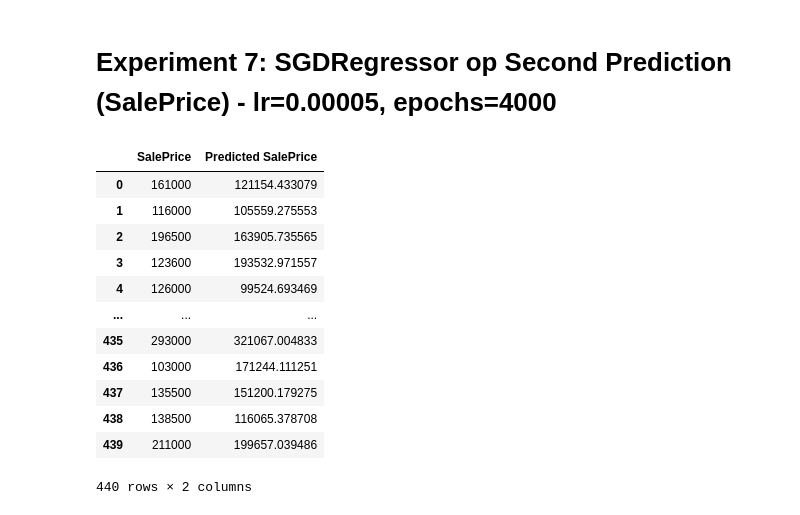
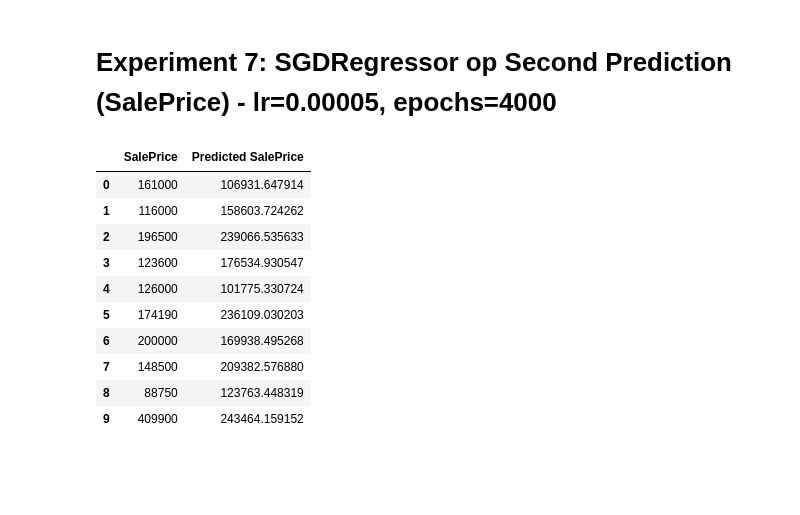
Before and after one commit to ImRoodyDev/HHS-Pyhthon-Pipeline, a Jupyter notebook: DEAI/WEEK 6/lineareregressie.ipynb, the cells around one changed output. Drawn from its saved outputs; the diff is of its cells as text; code cells hidden in the pictures; blank space fills up the shorter version.

```diff
--- a/DEAI/WEEK 6/lineareregressie.ipynb
+++ b/DEAI/WEEK 6/lineareregressie.ipynb
@@ -95,6 +10,0 @@ memory usage: 65.9 KB
-# %%
-X_train, X_test, y_train, y_test = train_test_split(
-    X,
-    y,
-    test_size=0.15,
-    random_state=42)
@@ -103,4 +10,0 @@ X_train, X_test, y_train, y_test = train_test_split(
-# %%
-reg_model = LinearRegression(fit_intercept=True)
-reg_model.fit(X_train, y_train)
-reg_model
@@ -214,3 +10,0 @@ mean_absolute_error(y_test_prediciton_merge['Full Bath'], y_test_prediciton_merg
-# %%
-r2_score = reg_model.score(X_test, y_test)
-r2_score
@@ -432,0 +35,5 @@ r2_score2
+# %%
+# One-hot encoding
+df_hot_reloaded = pd.get_dummies(df, columns=['House Style', 'Neighborhood'], drop_first=True)
+# df_hot_reloaded
+df_hot_reloaded.dtypes
@@ -433,34 +254,47 @@ r2_score2
 # %% [markdown]
 # Experiment 7: SGDRegressor op Second Prediction (SalePrice) - lr=0.00005, epochs=4000
 # %%
-# Train SGD model with custom parameters on second prediction (X2, y2, SalePrice)
-sgd_model7 = make_pipeline(StandardScaler(), SGDRegressor(learning_rate='constant', eta0=0.00005, max_iter=4000, random_state=42))
-sgd_model7.fit(X_train2, y_train2)
+# Train SGD model with custom parameters on second SalePrice run
+saleprice_runs = [run for run in results if run["target"] == "SalePrice"]
+
+if len(saleprice_runs) == 0:
+    raise ValueError("No SalePrice run found in results.")
+
+# Pick the second SalePrice configuration when available
+sgd_base_run = saleprice_runs[1] if len(saleprice_runs) > 1 else saleprice_runs[0]
+X_train_sgd = sgd_base_run["split"]["X_train"]
+X_test_sgd = sgd_base_run["split"]["X_test"]
+Y_train_sgd = sgd_base_run["split"]["Y_train"]
+Y_test_sgd = sgd_base_run["split"]["Y_test"]
+
+sgd_model7 = make_pipeline(
+    StandardScaler(),
+    SGDRegressor(learning_rate="constant", eta0=0.00005, max_iter=4000, random_state=42)
+ )
+sgd_model7.fit(X_train_sgd, Y_train_sgd)
 
 # Make predictions
-y_pred_sgd7 = sgd_model7.predict(X_test2)
+Y_pred_sgd7 = sgd_model7.predict(X_test_sgd)
 
 # Create DataFrame for predictions
 prediction_df_sgd7 = pd.DataFrame({
-    'SalePrice': y_test2.values,
-    'Predicted SalePrice': y_pred_sgd7
+    "SalePrice": Y_test_sgd.values,
+    "Predicted SalePrice": Y_pred_sgd7
 })
 
-prediction_df_sgd7
+prediction_df_sgd7.head(10)
 # %% [output]
 |  | SalePrice | Predicted SalePrice |
-| 0 | 161000 | 121154.433079 |
-| 1 | 116000 | 105559.275553 |
-| 2 | 196500 | 163905.735565 |
-| 3 | 123600 | 193532.971557 |
-| 4 | 126000 | 99524.693469 |
-| ... | ... | ... |
-| 435 | 293000 | 321067.004833 |
-| 436 | 103000 | 171244.111251 |
-| 437 | 135500 | 151200.179275 |
-| 438 | 138500 | 116065.378708 |
-| 439 | 211000 | 199657.039486 |
+| 0 | 161000 | 106931.647914 |
+| 1 | 116000 | 158603.724262 |
+| 2 | 196500 | 239066.535633 |
+| 3 | 123600 | 176534.930547 |
+| 4 | 126000 | 101775.330724 |
+| 5 | 174190 | 236109.030203 |
+| 6 | 200000 | 169938.495268 |
+| 7 | 148500 | 209382.576880 |
+| 8 | 88750 | 123763.448319 |
+| 9 | 409900 | 243464.159152 |
-440 rows × 2 columns
 # %%
 # Visualization
 plt.figure(figsize=(8, 6))
```
Also changed, not shown: parts of 58 cells of this notebook, 4 other files.
